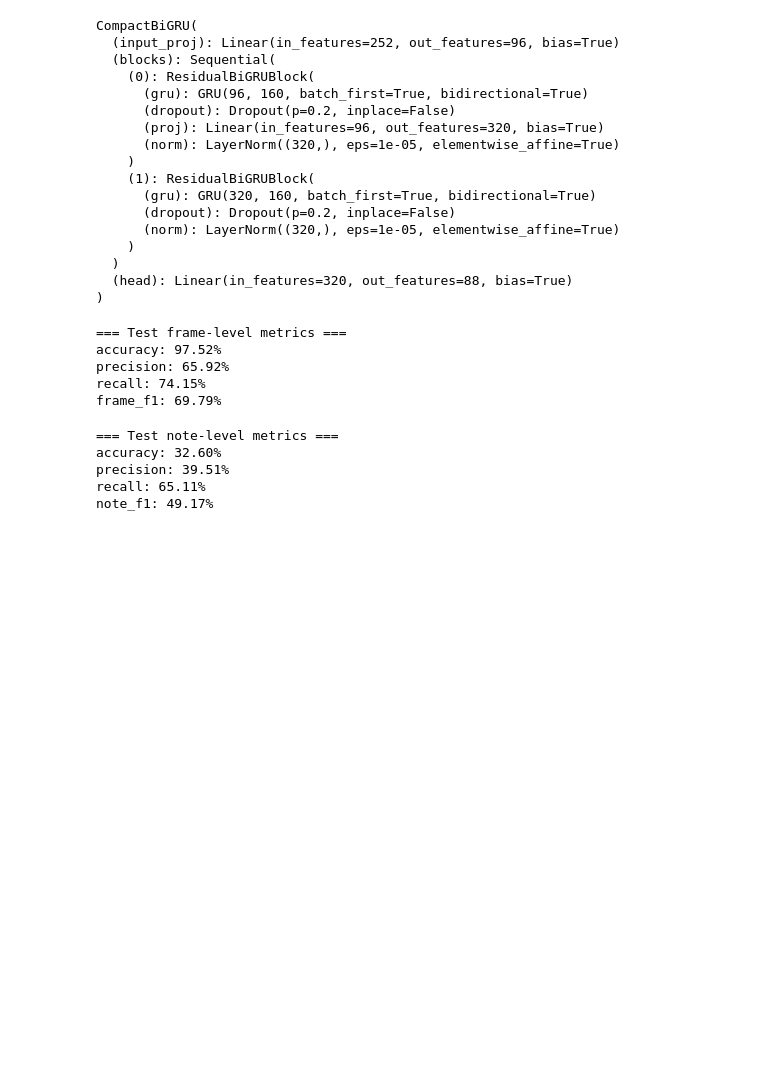
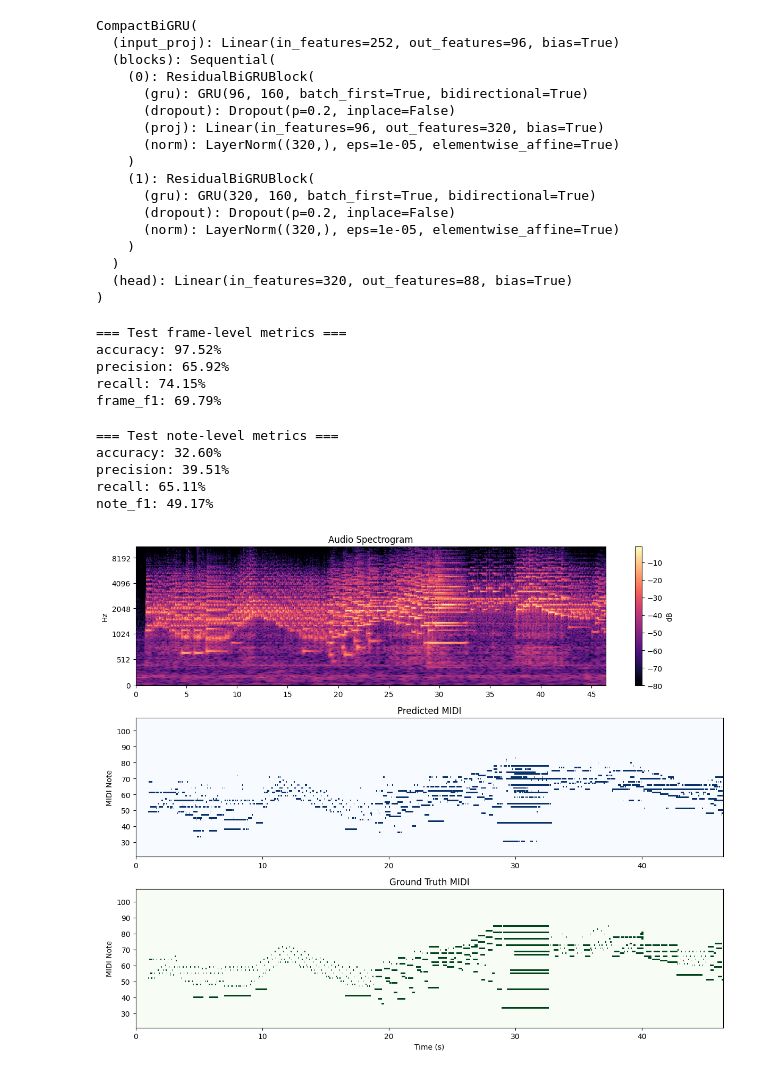
Before and after one commit to Armagab/CompactAMTmodels, a Jupyter notebook: notebooks/compactgru_training_on_cqt.ipynb, the cells around one changed output. Saved outputs shown, nothing was run; the diff lists cells and outputs as text; code cells hidden in the pictures; blank space fills up the shorter version.

```diff
--- a/notebooks/compactgru_training_on_cqt.ipynb
+++ b/notebooks/compactgru_training_on_cqt.ipynb
@@ -482,20 +486,23 @@ precision: 39.51%
 recall: 65.11%
 note_f1: 49.17%
 # %%
-from scripts.inference.py import get_piano_roll, predict, plot_comparison, measure_efficiency
+import librosa
+from scripts.inference import get_piano_roll, predict, plot_comparison
 
 # Test track with corresponding MIDI
-AUDIO_PATH = "test_long.wav"
-MIDI_PATH = "test_long.midi"
+AUDIO_PATH = PROJECT_ROOT / "test_long.wav"
+MIDI_PATH = PROJECT_ROOT / "test_long.midi"
 
 
 
 
 audio, _ = librosa.load(AUDIO_PATH, sr=SR, mono=True)
 
-pred_probs, spec = predict(model, audio, DEVICE)
+pred_probs, spec = predict(model, audio, n_bins=N_FREQ_BINS, sr=SR, hop=HOP_LENGTH, device=DEVICE)
 
 gt_roll = get_piano_roll(MIDI_PATH, SR, HOP_LENGTH)
 
-plot_comparison(spec, pred_probs, gt_roll, SR, HOP_LENGTH)
+plot_comparison(spec, pred_probs, gt_roll, SR, HOP_LENGTH, threshold=THRESHOLD)
+# %% [output]
+[figure, added]
 # %%
```
Also changed, not shown: parts of 4 cells of this notebook, 8 other files.
